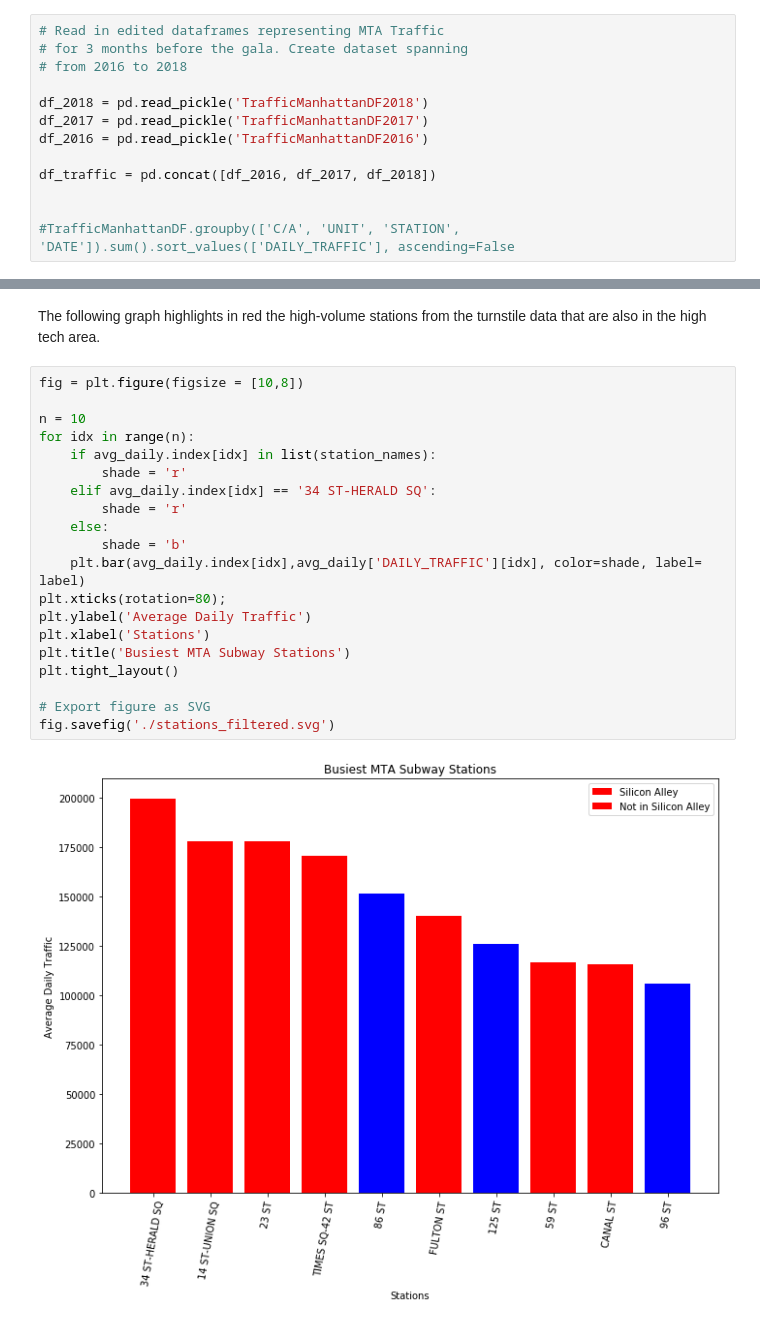
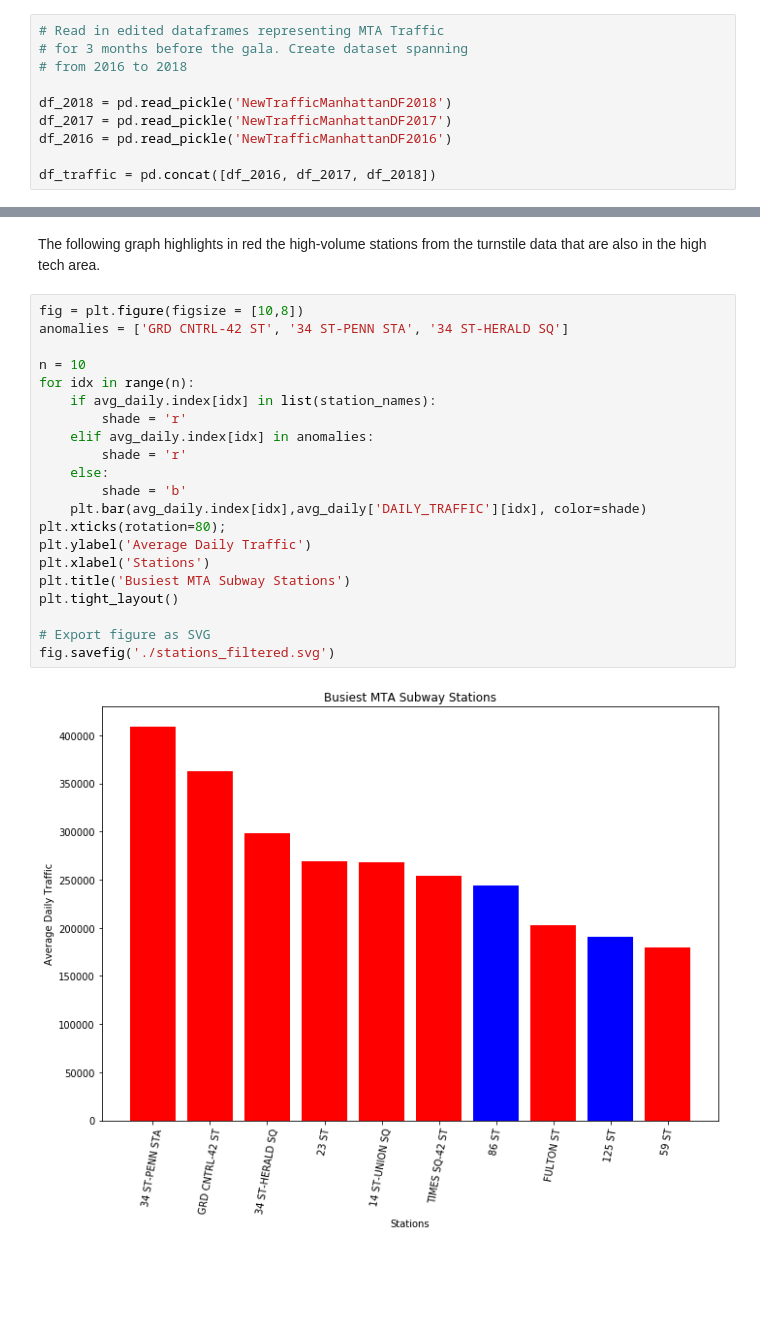
Before and after one commit to adamsxs/Metis_Project_1_MTA, a Jupyter notebook: Benson Visualization.ipynb, the cells around one changed output, grey strips where cells are left out. Drawn from its saved outputs; the diff is of its cells as text; blank space fills up the shorter version.

Commit message:
Adjusted figures and notebooks to include new stations.

```diff
--- a/Benson Visualization.ipynb
+++ b/Benson Visualization.ipynb
@@ -13,14 +13,11 @@ import pickle as pkl
 # for 3 months before the gala. Create dataset spanning
 # from 2016 to 2018
 
-df_2018 = pd.read_pickle('TrafficManhattanDF2018')
-df_2017 = pd.read_pickle('TrafficManhattanDF2017')
-df_2016 = pd.read_pickle('TrafficManhattanDF2016')
+df_2018 = pd.read_pickle('NewTrafficManhattanDF2018')
+df_2017 = pd.read_pickle('NewTrafficManhattanDF2017')
+df_2016 = pd.read_pickle('NewTrafficManhattanDF2016')
 
 df_traffic = pd.concat([df_2016, df_2017, df_2018])
-
-
-#TrafficManhattanDF.groupby(['C/A', 'UNIT', 'STATION', 'DATE']).sum().sort_values(['DAILY_TRAFFIC'], ascending=False
 # %%
 df_traffic.head()
 # %% [output]
@@ -199,25 +195,26 @@ dtype: object
 The following graph highlights in red the high-volume stations from the turnstile data that are also in the high tech area.
 # %%
 fig = plt.figure(figsize = [10,8])
+anomalies = ['GRD CNTRL-42 ST', '34 ST-PENN STA', '34 ST-HERALD SQ']
 
 n = 10
 for idx in range(n):
     if avg_daily.index[idx] in list(station_names):
         shade = 'r'
-    elif avg_daily.index[idx] == '34 ST-HERALD SQ':
+    elif avg_daily.index[idx] in anomalies:
         shade = 'r'
     else:
         shade = 'b'
-    plt.bar(avg_daily.index[idx],avg_daily['DAILY_TRAFFIC'][idx], color=shade, label= label)
+    plt.bar(avg_daily.index[idx],avg_daily['DAILY_TRAFFIC'][idx], color=shade)
 plt.xticks(rotation=80);
 plt.ylabel('Average Daily Traffic')
 plt.xlabel('Stations')
 plt.title('Busiest MTA Subway Stations')
 plt.tight_layout()
 
 # Export figure as SVG
 fig.savefig('./stations_filtered.svg')
 # %% [output]
-[figure, old version]
+[figure, new version]
 # %%
 # Create list of high traffic stations from the turnstile data that are in the high tech area
```
Also changed, not shown: parts of 6 cells of this notebook, 8 other files.
